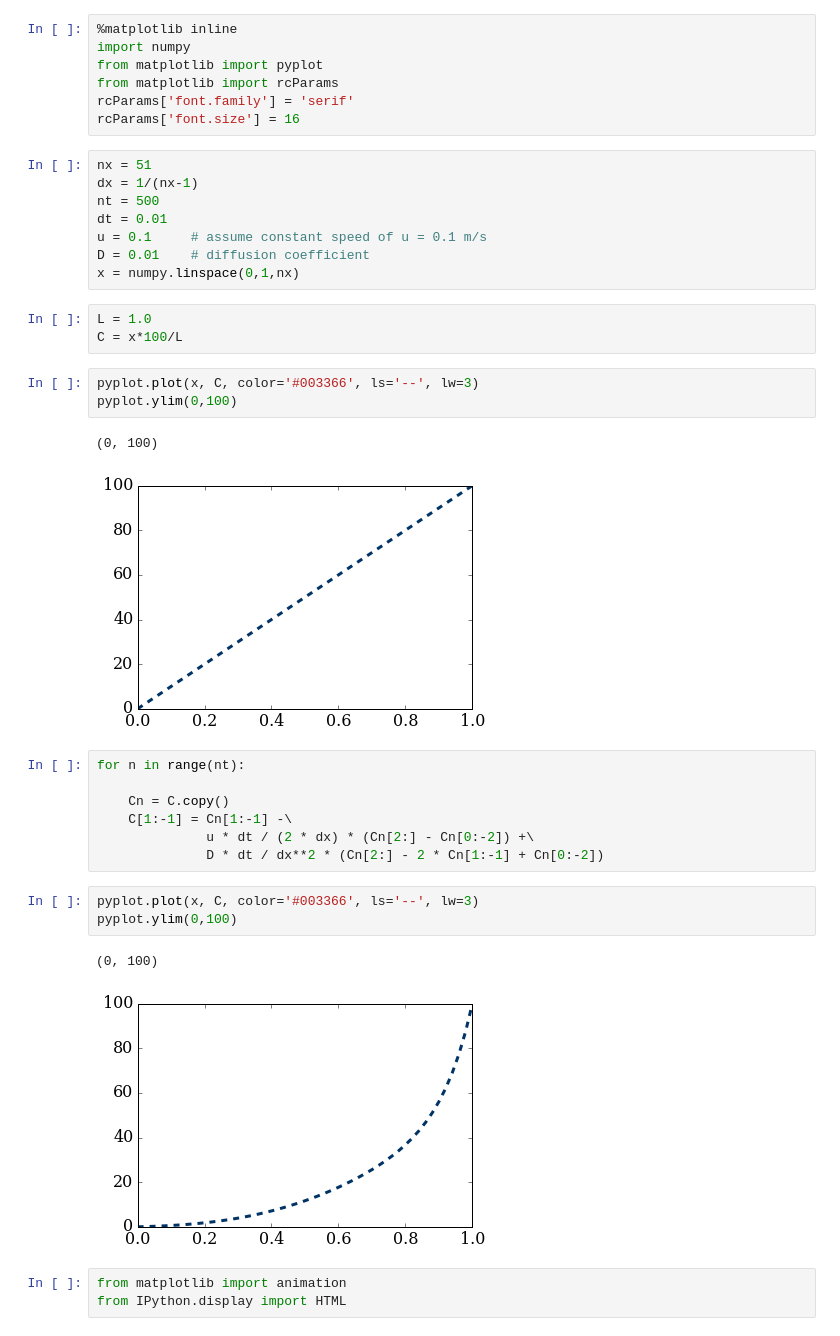
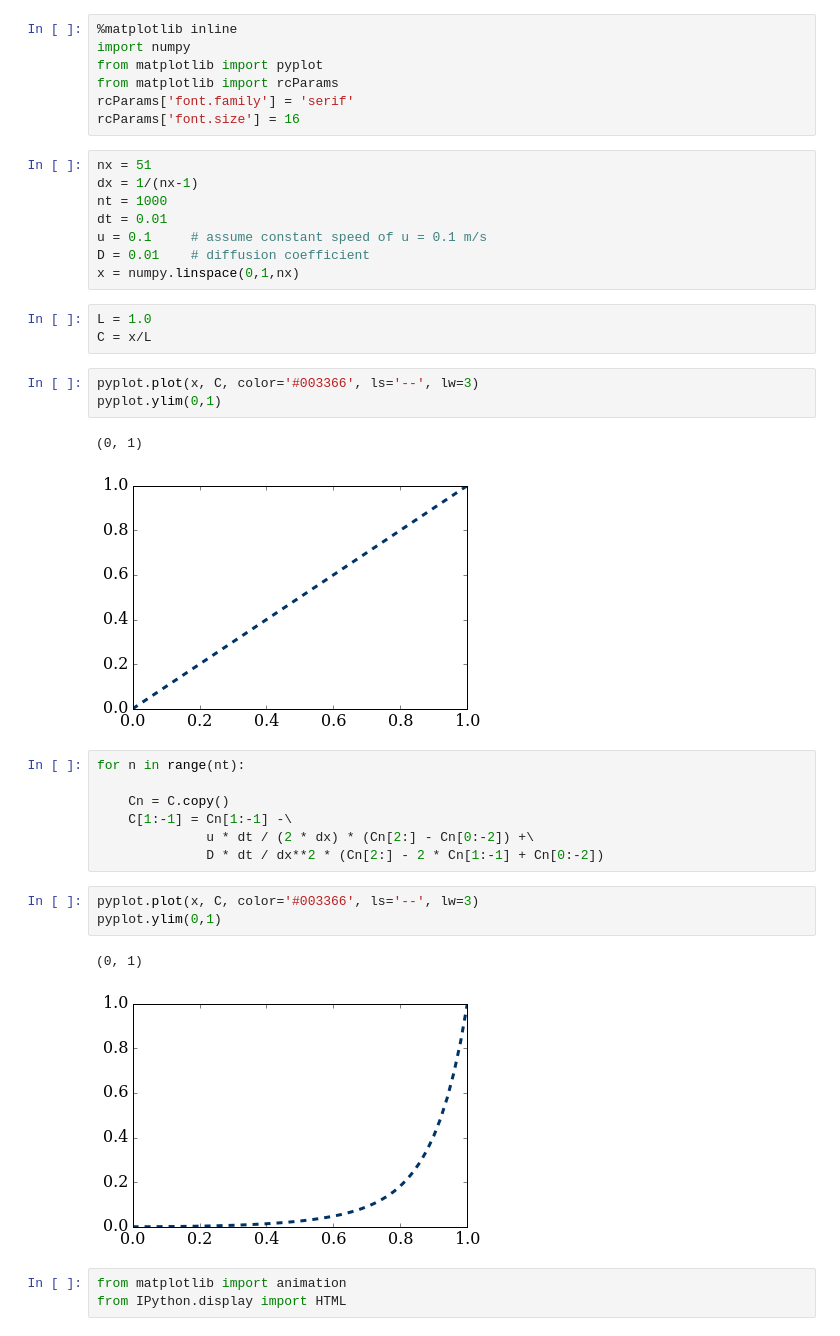
Before and after one commit to numerical-mooc/assignment-bank-2016, a Jupyter notebook: yueyang1992/AD_equation.ipynb, the cells around one changed output. Cells and saved outputs as stored; diff of their text form.

```diff
--- a/yueyang1992/AD_equation.ipynb
+++ b/yueyang1992/AD_equation.ipynb
@@ -8,20 +8,20 @@ rcParams['font.size'] = 16
 # %%
 nx = 51
 dx = 1/(nx-1)
-nt = 500
+nt = 1000
 dt = 0.01
 u = 0.1     # assume constant speed of u = 0.1 m/s
 D = 0.01    # diffusion coefficient
 x = numpy.linspace(0,1,nx)
 # %%
 L = 1.0
-C = x*100/L
+C = x/L
 # %%
 pyplot.plot(x, C, color='#003366', ls='--', lw=3)
-pyplot.ylim(0,100)
+pyplot.ylim(0,1)
 # %% [output]
-(0, 100)
+(0, 1)
-[figure, old version]
+[figure, new version]
 # %%
 for n in range(nt):
 
@@ -31,10 +31,10 @@ for n in range(nt):
               D * dt / dx**2 * (Cn[2:] - 2 * Cn[1:-1] + Cn[0:-2])
 # %%
 pyplot.plot(x, C, color='#003366', ls='--', lw=3)
-pyplot.ylim(0,100)
+pyplot.ylim(0,1)
 # %% [output]
-(0, 100)
+(0, 1)
-[figure, old version]
+[figure, new version]
 # %%
 from matplotlib import animation
 from IPython.display import HTML
```
Also changed, not shown: parts of 6 cells of this notebook.
